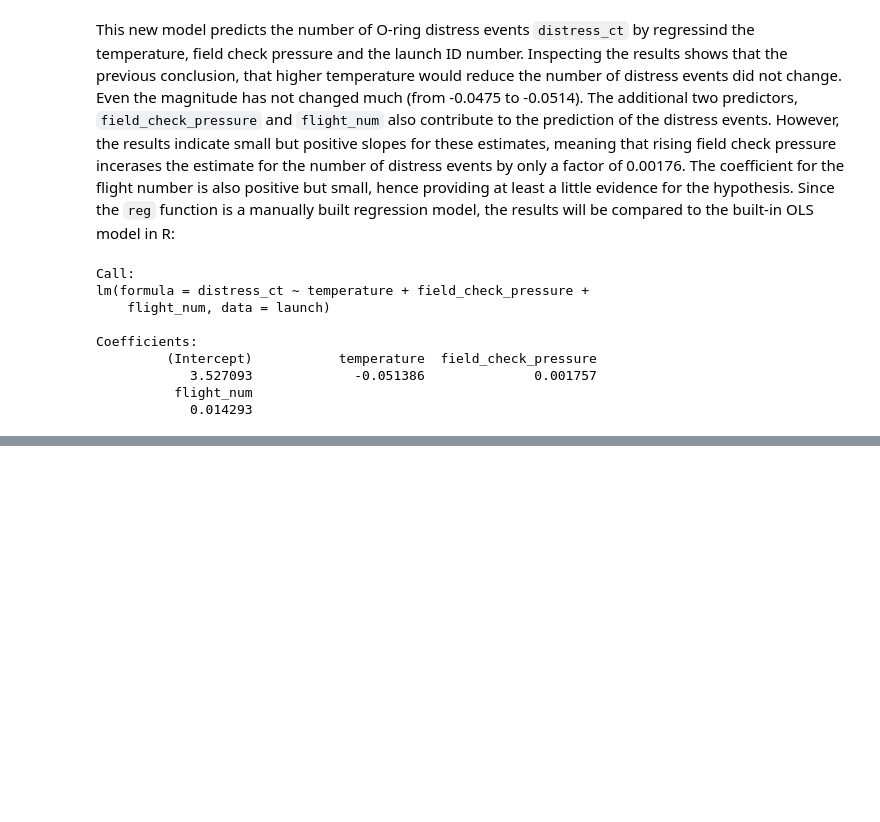
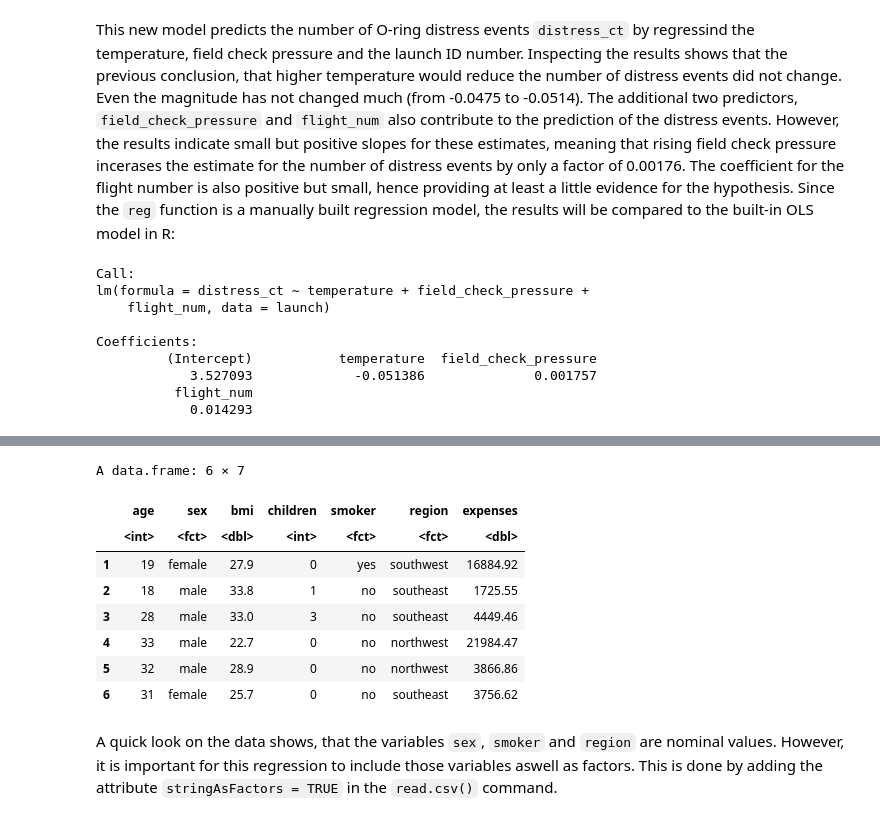
Before and after one commit to tanasrad/Machine_Learning_with_R, a Jupyter notebook: Chapter_6_R.ipynb, the cells around one changed output, grey strips where cells are left out. Cells and saved outputs as stored; diff of their text form; code cells hidden in the pictures; blank space fills up the shorter version.

```diff
--- a/Chapter_6_R.ipynb
+++ b/Chapter_6_R.ipynb
@@ -282,0 +285,16 @@ asdf
+# %%
+url_insurance <- "https://raw.githubusercontent.com/tanasrad/Machine_Learning_with_R/master/Ch6/insurance.csv"
+insurance <- read.csv(url_insurance)
+head(insurance)
+# %% [output]
+A data.frame: 6 × 7
+|  | age | sex | bmi | children | smoker | region | expenses |
+|  | <int> | <fct> | <dbl> | <int> | <fct> | <fct> | <dbl> |
+| 1 | 19 | female | 27.9 | 0 | yes | southwest | 16884.92 |
+| 2 | 18 | male | 33.8 | 1 | no | southeast | 1725.55 |
+| 3 | 28 | male | 33.0 | 3 | no | southeast | 4449.46 |
+| 4 | 33 | male | 22.7 | 0 | no | northwest | 21984.47 |
+| 5 | 32 | male | 28.9 | 0 | no | northwest | 3866.86 |
+| 6 | 31 | female | 25.7 | 0 | no | southeast | 3756.62 |
+# %% [markdown]
+A quick look on the data shows, that the variables `sex`, `smoker` and `region` are nominal values. However, it is important for this regression to include those variables aswell as factors. This is done by adding the attribute `stringAsFactors = TRUE` in the `read.csv()` command.
```
Also changed, not shown: parts of 31 cells of this notebook.
